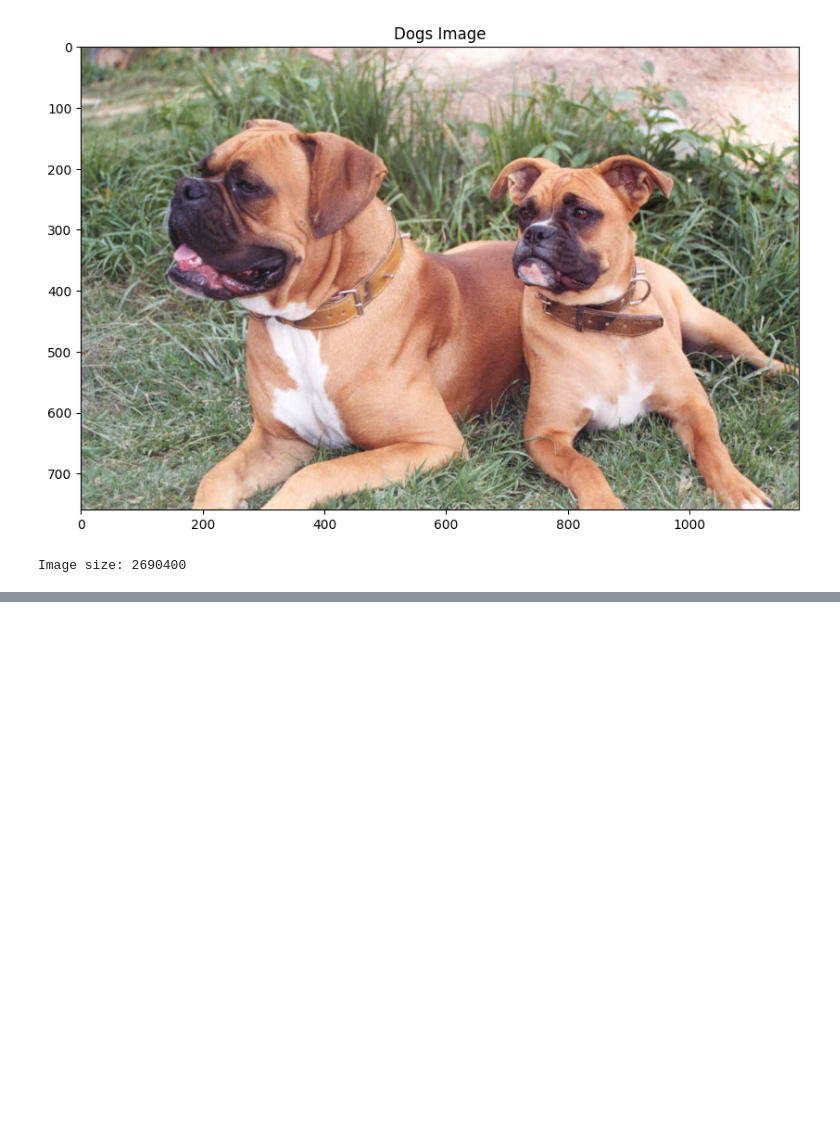
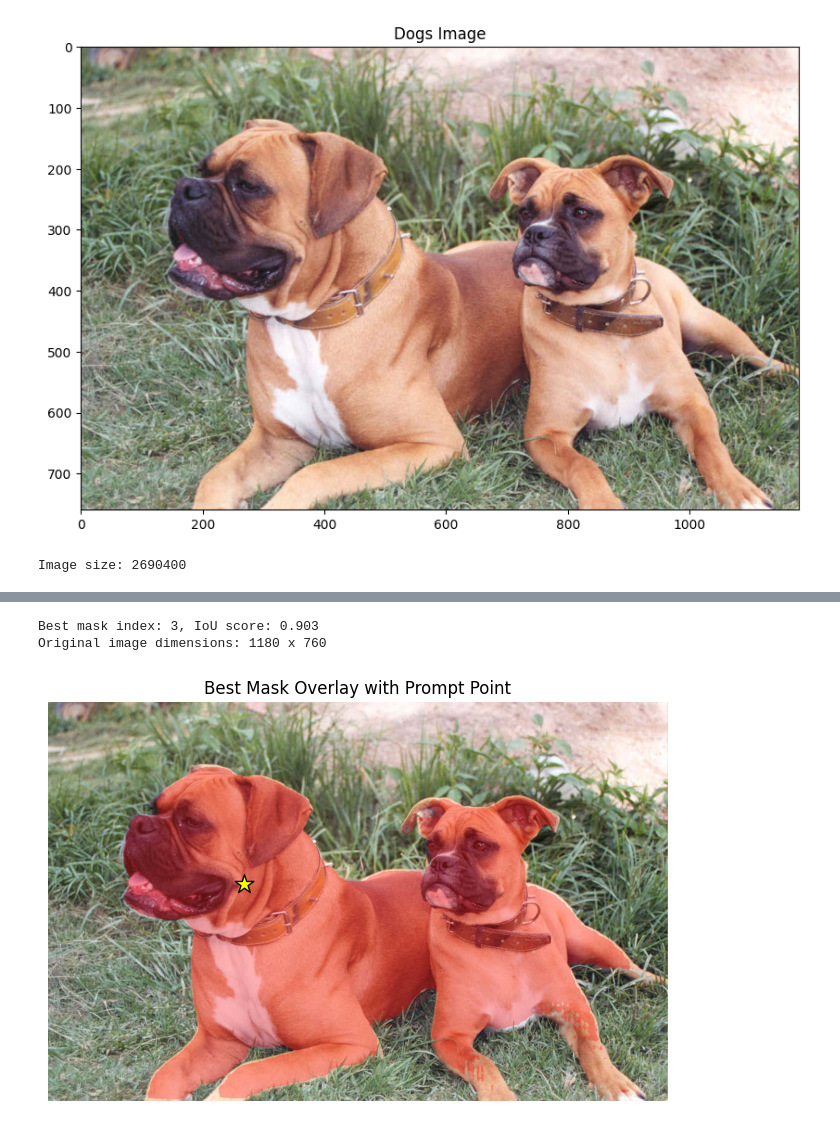
Before and after one commit to dawesdd1/jetson_benchmark, a Jupyter notebook: notebooks_arm64/ChaoningZhang_MobileSAM_onnx_gpu_demo.ipynb, the cells around one changed output, grey strips where cells are left out. Saved outputs shown, nothing was run; the diff lists cells and outputs as text; code cells hidden in the pictures; blank space fills up the shorter version.

```diff
--- a/notebooks_arm64/ChaoningZhang_MobileSAM_onnx_gpu_demo.ipynb
+++ b/notebooks_arm64/ChaoningZhang_MobileSAM_onnx_gpu_demo.ipynb
@@ -233,4 +231,48 @@ ort_inputs_fixed = {
     "has_mask_input": onnx_has_mask_input,
     "orig_im_size": np.array(image.shape[:2], dtype=np.float32)
 }
+# %%
+# ---- Image Demo ------------------------ #
+
+masks, iou_predictions, low_res_logits = ort_session.run(None, ort_inputs_fixed)
+point_coords = ort_inputs_fixed["point_coords"]
+
+# 1) Pick the best mask based on the highest IoU score
+scores_flat = iou_predictions.flatten()
+best_idx = int(np.argmax(scores_flat))
+print(f"Best mask index: {best_idx}, IoU score: {scores_flat[best_idx]:.3f}")
+
+# 2) Extract and resize the best mask to the original image dimensions
+raw_mask = masks[0, best_idx]
+binary_mask = (raw_mask > 0.5).astype(np.uint8) * 255
+
+# Get the actual image dimensions
+img_height, img_width = image.shape[:2]
+print(f"Original image dimensions: {img_width} x {img_height}")
+
+mask_img = Image.fromarray(binary_mask)
+resized_mask = mask_img.resize((img_width, img_height), Image.Resampling.BILINEAR)
+
+# 3) Create a semi-transparent colored overlay from the resized mask
+alpha_mask = resized_mask.point(lambda p: int(p * 0.3))  # 30% opacity
+red_overlay = Image.new("RGBA", (img_width, img_height), (255, 0, 0, 0))
+red_overlay.putalpha(alpha_mask)
+
+# 4) Composite the overlay onto the original image
+original_pil = Image.fromarray(image)  # Convert numpy array to PIL Image first
+original_rgba = original_pil.convert("RGBA")
+composited_image = Image.alpha_composite(original_rgba, red_overlay)
+
+# 5) Display the result with the prompt point
+star_x, star_y = point_coords[0, 0]
+plt.figure(figsize=(8, 8))
+plt.imshow(composited_image)
+plt.scatter(star_x, star_y, marker="*", color="yellow", s=200, edgecolors="black")
+plt.title("Best Mask Overlay with Prompt Point")
+plt.axis("off")
+plt.show()
+# %% [output]
+Best mask index: 3, IoU score: 0.903
+Original image dimensions: 1180 x 760
+[figure, added]
 # %%
```
Also changed, not shown: parts of 8 cells of this notebook, 6 other files.
